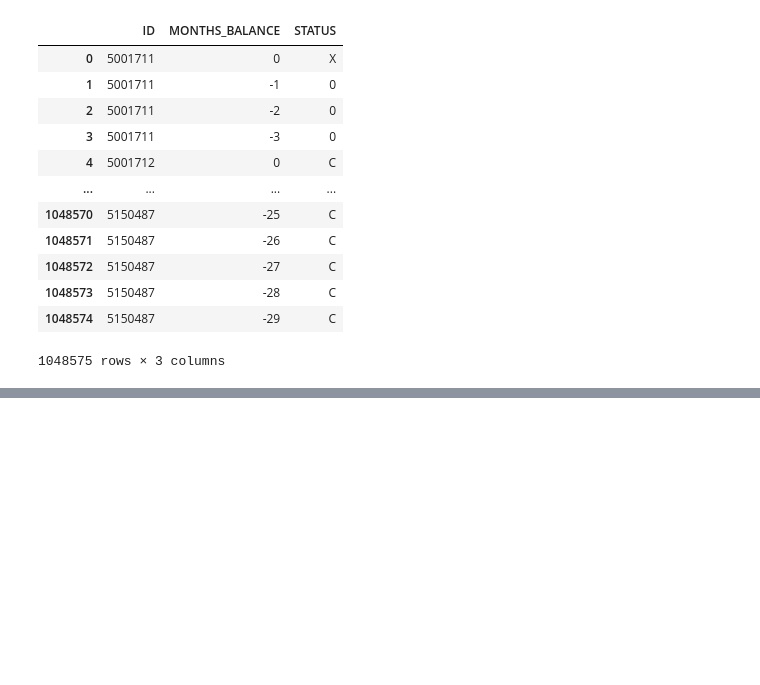
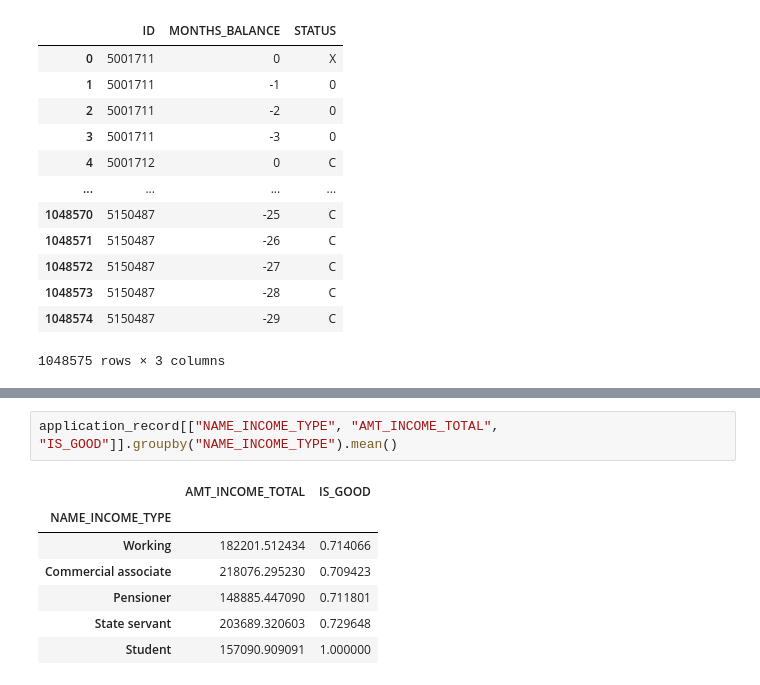
Before and after one commit to mhdeeb/cie-417, a Jupyter notebook: mini-project-1/main.ipynb, the cells around one changed output, grey strips where cells are left out. Drawn from its saved outputs; the diff is of its cells as text; blank space fills up the shorter version.

```diff
--- a/mini-project-1/main.ipynb
+++ b/mini-project-1/main.ipynb
@@ -89,0 +103,10 @@ dtype: float64
+# %%
+application_record[["NAME_INCOME_TYPE", "AMT_INCOME_TOTAL", "IS_GOOD"]].groupby("NAME_INCOME_TYPE").mean()
+# %% [output]
+|  | AMT_INCOME_TOTAL | IS_GOOD |
+| NAME_INCOME_TYPE |  |  |
+| Working | 182201.512434 | 0.714066 |
+| Commercial associate | 218076.295230 | 0.709423 |
+| Pensioner | 148885.447090 | 0.711801 |
+| State servant | 203689.320603 | 0.729648 |
+| Student | 157090.909091 | 1.000000 |
```
Also changed, not shown: parts of 10 cells of this notebook.
